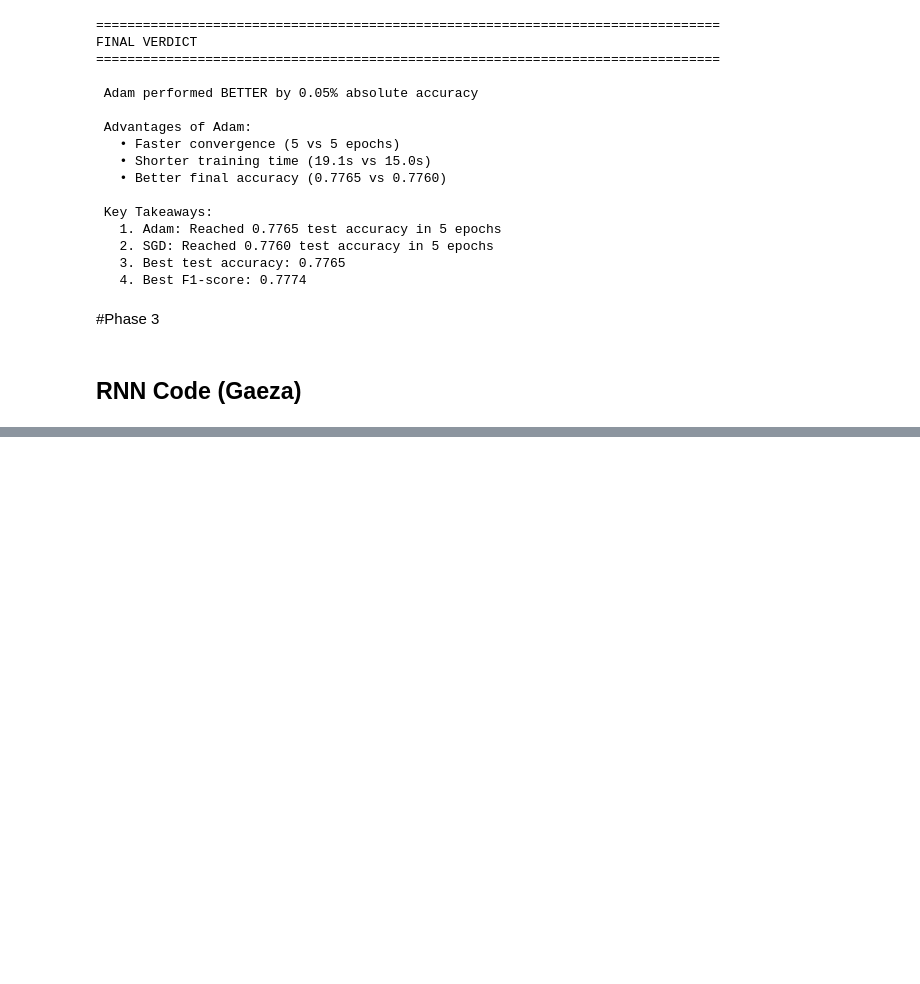
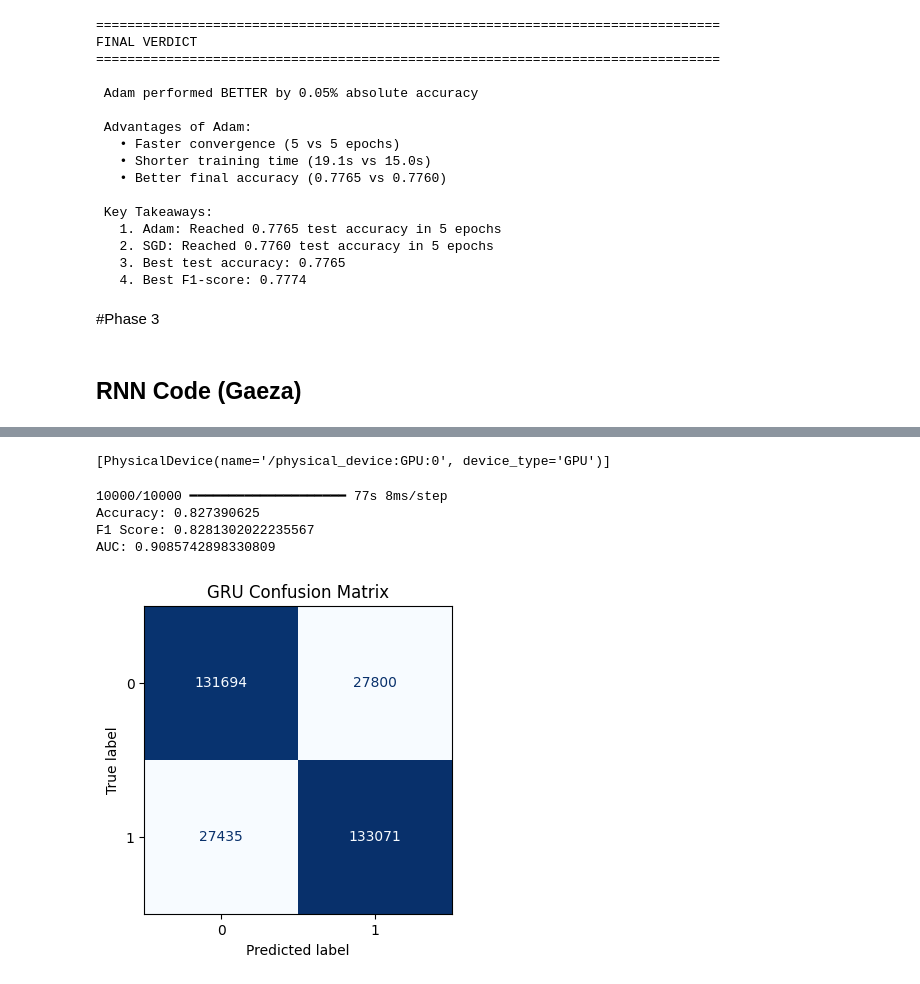
Before and after one commit to Shahd132/Sentiment-Fake-News-Detection, a Jupyter notebook: last_version_of_Sentiment_Analysis.ipynb, the cells around one changed output, grey strips where cells are left out. Cells and saved outputs as stored; diff of their text form; code cells hidden in the pictures; blank space fills up the shorter version.

```diff
--- a/last_version_of_Sentiment_Analysis.ipynb
+++ b/last_version_of_Sentiment_Analysis.ipynb
@@ -1355,0 +1404,18 @@ weighted avg       0.81      0.81      0.81    320000
+# %%
+gru_model = build_gru()
+gru_model.summary()
+
+callbacks_gru = [
+    EarlyStopping(monitor='val_loss', patience=3,
+                  restore_best_weights=True, verbose=1),
+    ReduceLROnPlateau(monitor='val_loss', factor=0.5,
+                     patience=2, min_lr=1e-5, verbose=1)
+]
+
+history_gru = gru_model.fit(
+    X_train, y_train,
+    validation_split=0.2,
+    epochs=10,
+    batch_size=64,
+    callbacks=callbacks_gru
+)
@@ -1355,0 +1458,23 @@ weighted avg       0.81      0.81      0.81    320000
+# %%
+import tensorflow as tf
+print(tf.config.list_physical_devices('GPU'))
+# %% [output]
+[PhysicalDevice(name='/physical_device:GPU:0', device_type='GPU')]
+# %%
+from sklearn.metrics import accuracy_score, f1_score, roc_auc_score
+
+y_prob = gru_model.predict(X_test).flatten()
+y_pred = (y_prob >= 0.5).astype(int)
+
+acc = accuracy_score(y_test, y_pred)
+f1  = f1_score(y_test, y_pred)
+auc = roc_auc_score(y_test, y_prob)
+
+print("Accuracy:", acc)
+print("F1 Score:", f1)
+print("AUC:", auc)
+# %% [output]
+10000/10000 ━━━━━━━━━━━━━━━━━━━━ 77s 8ms/step
+Accuracy: 0.827390625
+F1 Score: 0.8281302022235567
+AUC: 0.9085742898330809
@@ -1355,0 +1501,11 @@ weighted avg       0.81      0.81      0.81    320000
+# %%
+from sklearn.metrics import confusion_matrix, ConfusionMatrixDisplay
+
+cm = confusion_matrix(y_test, y_pred)
+
+fig, ax = plt.subplots(figsize=(5,4))
+ConfusionMatrixDisplay(cm).plot(ax=ax, cmap='Blues', colorbar=False)
+plt.title("GRU Confusion Matrix")
+plt.show()
+# %% [output]
+[figure, added]
```
Also changed, not shown: parts of 9 cells of this notebook, 1 other file.
